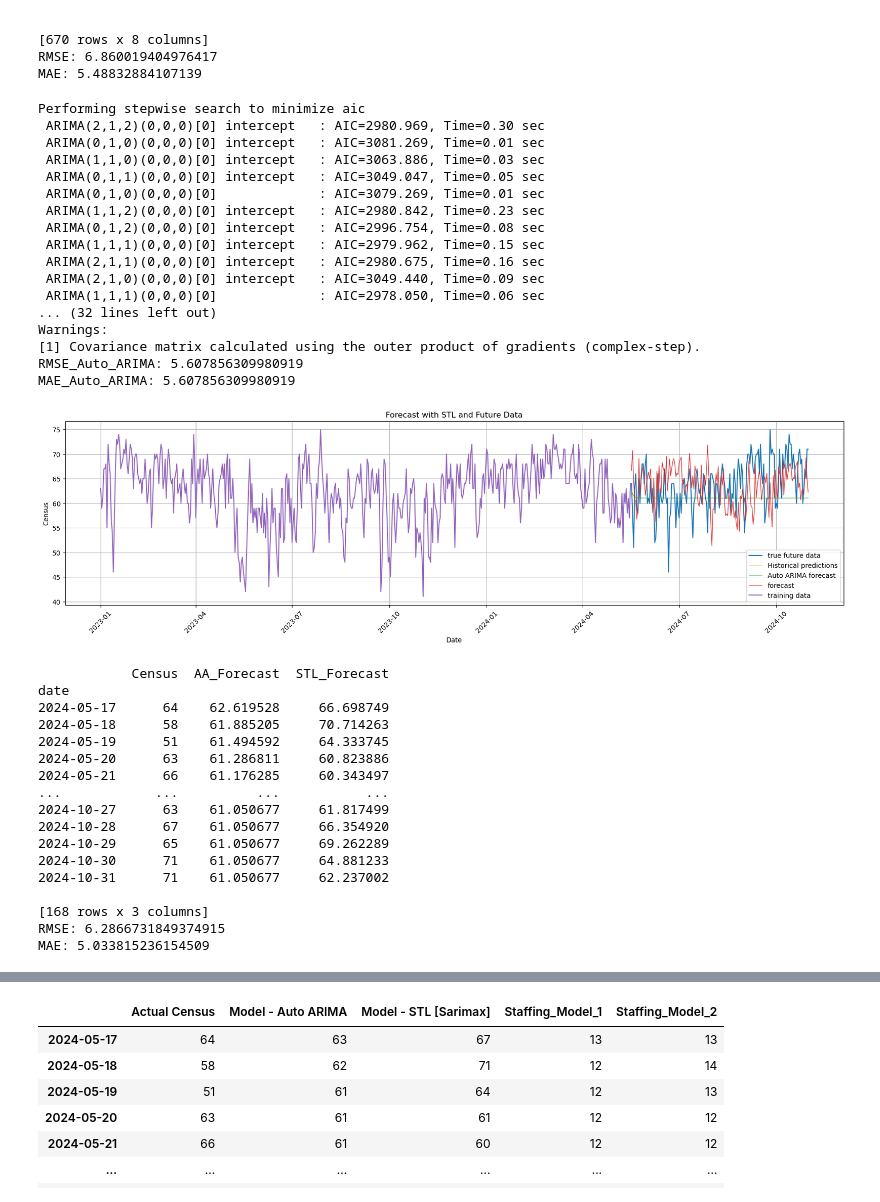
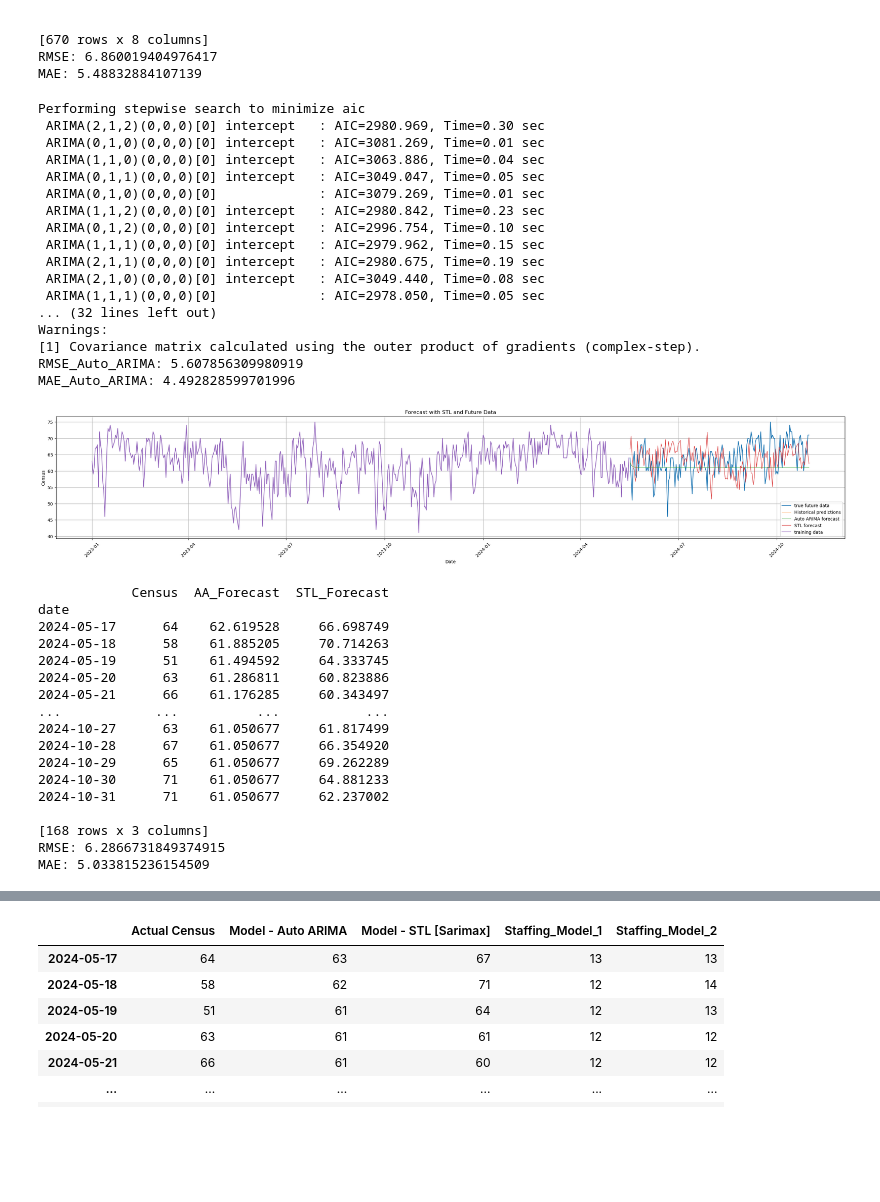
Before and after one commit to githubgscoder/UCBerkeley_MLAI_Capstone, a Jupyter notebook: Capstone_GS.ipynb, the cells around one changed output, grey strips where cells are left out. Drawn from its saved outputs; the diff is of its cells as text; code cells hidden in the pictures; blank space fills up the shorter version.

```diff
--- a/Capstone_GS.ipynb
+++ b/Capstone_GS.ipynb
@@ -542,18 +562,20 @@ future_preds = auto_arima_forecast
 rmse_auto_arima = np.sqrt(np.mean((future_preds - y_future['Census'])**2))
 mae_auto_arima = mean_absolute_error(future_preds, y_future['Census'])
 print('RMSE_Auto_ARIMA:', rmse_auto_arima)
-print('MAE_Auto_ARIMA:', rmse_auto_arima)
+print('MAE_Auto_ARIMA:', mae_auto_arima)
 
 
 
 stlf = STLForecast(y_hist['Census'], SARIMAX, model_kwargs={'order':(1,1,1), 'seasonal_order':(0,0,0,0), 'trend':"c", 'exog':y_hist[['perFlu']]}, period=110, seasonal=5)
 stlf_model = stlf.fit()
 stlf_forecast = stlf_model.forecast(len(y_future), exog = y_future[['perFlu']])
-plt.figure(figsize=(21,5))
+
+# Plot the historical (training) and true future data to compare it against the forecast
+plt.figure(figsize=(32,5))
 plt.plot(y_future['Census'], label = 'true future data')
 plt.plot(hist_preds, label = 'Historical predictions',alpha=0.5, linewidth=1)
 plt.plot(auto_arima_forecast, label = 'Auto ARIMA forecast',alpha=0.7, linewidth=1)
-plt.plot(stlf_forecast, label = 'forecast',alpha=0.9, linewidth=1)
+plt.plot(stlf_forecast, label = 'STL forecast',alpha=0.9, linewidth=1)
 plt.plot(y_hist['Census'], label = 'training data')
 plt.legend()
 plt.title('Forecast with STL and Future Data')
@@ -562,40 +584,40 @@ plt.grid()
 plt.xticks(rotation = 45)
 plt.xlabel('Date')
 plt.ylabel('Census')
 plt.show()
 
 
 comparison_auto_arima_df_flu = pd.concat([y_hist, y_future], axis=0)
 comparison_auto_arima_df_flu['AA_Forecast'] = pd.concat([auto_arima_forecast], axis=0)
 comparison_auto_arima_df_flu['STL_Forecast'] = pd.concat([stlf_forecast], axis=0)
 print(comparison_auto_arima_df_flu[['Census', 'AA_Forecast', 'STL_Forecast']][comparison_auto_arima_df_flu['STL_Forecast'].notnull()])
 #print("Forecasted values:", auto_arima_forecast)
 
 # Evaluate the model
 comparison_df5_cleaned = comparison_auto_arima_df_flu.dropna()
 rmse_wflu = np.sqrt(mean_squared_error(comparison_df5_cleaned['Census'], comparison_df5_cleaned['STL_Forecast']))
 mae_wflu = mean_absolute_error(comparison_df5_cleaned['Census'], comparison_df5_cleaned['STL_Forecast'])
 print('RMSE:', rmse_wflu)
 print('MAE:', mae_wflu)
 # %% [output]
 Performing stepwise search to minimize aic
  ARIMA(2,1,2)(0,0,0)[0] intercept   : AIC=2980.969, Time=0.30 sec
  ARIMA(0,1,0)(0,0,0)[0] intercept   : AIC=3081.269, Time=0.01 sec
- ARIMA(1,1,0)(0,0,0)[0] intercept   : AIC=3063.886, Time=0.03 sec
+ ARIMA(1,1,0)(0,0,0)[0] intercept   : AIC=3063.886, Time=0.04 sec
  ARIMA(0,1,1)(0,0,0)[0] intercept   : AIC=3049.047, Time=0.05 sec
  ARIMA(0,1,0)(0,0,0)[0]             : AIC=3079.269, Time=0.01 sec
  ARIMA(1,1,2)(0,0,0)[0] intercept   : AIC=2980.842, Time=0.23 sec
- ARIMA(0,1,2)(0,0,0)[0] intercept   : AIC=2996.754, Time=0.08 sec
+ ARIMA(0,1,2)(0,0,0)[0] intercept   : AIC=2996.754, Time=0.10 sec
  ARIMA(1,1,1)(0,0,0)[0] intercept   : AIC=2979.962, Time=0.15 sec
- ARIMA(2,1,1)(0,0,0)[0] intercept   : AIC=2980.675, Time=0.16 sec
- ARIMA(2,1,0)(0,0,0)[0] intercept   : AIC=3049.440, Time=0.09 sec
- ARIMA(1,1,1)(0,0,0)[0]             : AIC=2978.050, Time=0.06 sec
+ ARIMA(2,1,1)(0,0,0)[0] intercept   : AIC=2980.675, Time=0.19 sec
+ ARIMA(2,1,0)(0,0,0)[0] intercept   : AIC=3049.440, Time=0.08 sec
+ ARIMA(1,1,1)(0,0,0)[0]             : AIC=2978.050, Time=0.05 sec
 ... (32 lines left out)
 Warnings:
 [1] Covariance matrix calculated using the outer product of gradients (complex-step).
 RMSE_Auto_ARIMA: 5.607856309980919
-MAE_Auto_ARIMA: 5.607856309980919
+MAE_Auto_ARIMA: 4.492828599701996
-[figure, old version]
+[figure, new version]
             Census  AA_Forecast  STL_Forecast
 date
 2024-05-17      64    62.619528     66.698749
```
Also changed, not shown: parts of 21 cells of this notebook.
